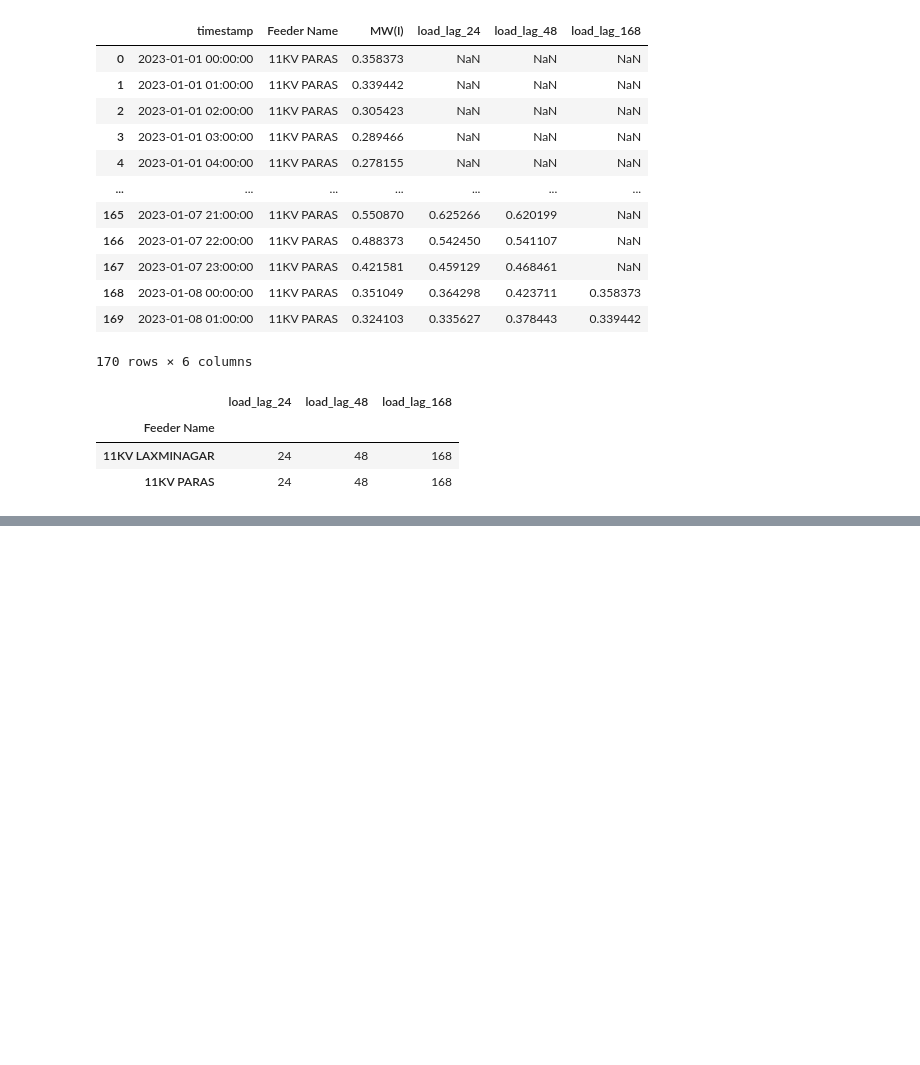
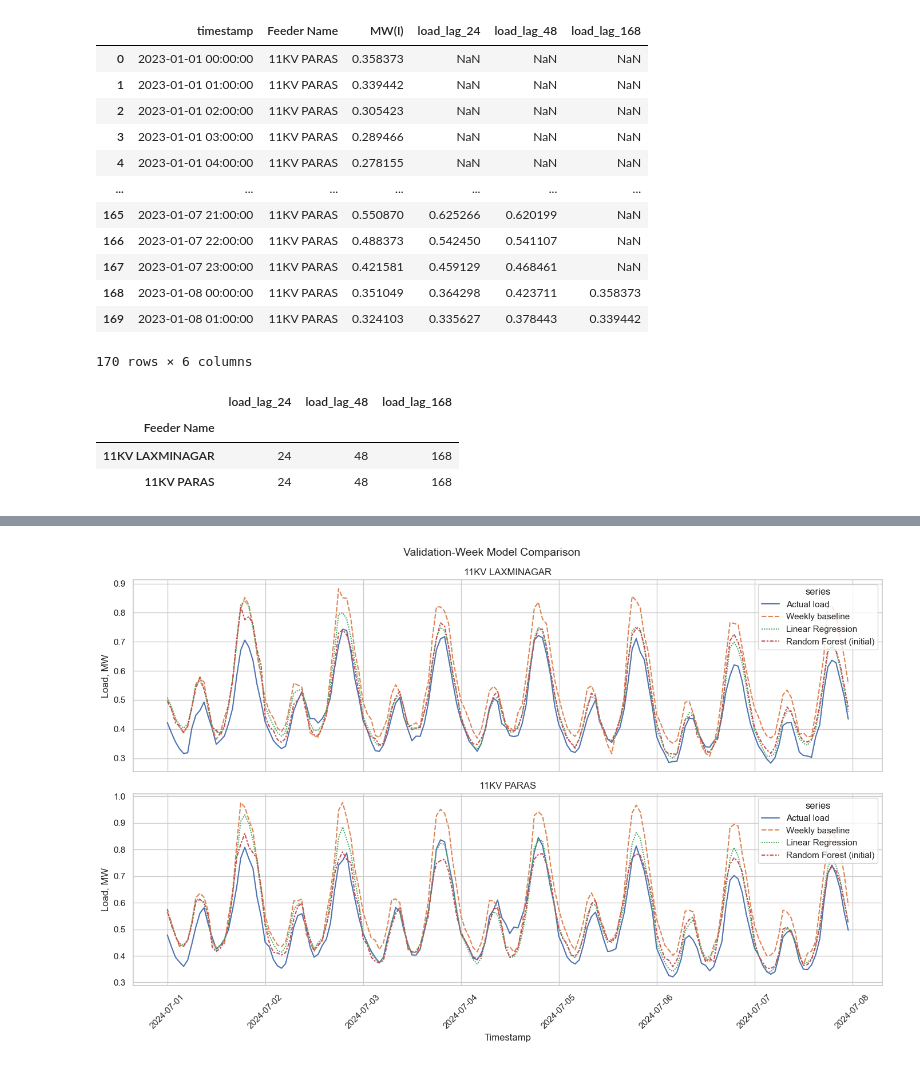
Before and after one commit to tejasstrivedi/MLDAProject, a Jupyter notebook: project.ipynb, the cells around one changed output, grey strips where cells are left out. Saved outputs shown, nothing was run; the diff lists cells and outputs as text; code cells hidden in the pictures; blank space fills up the shorter version.

```diff
--- a/project.ipynb
+++ b/project.ipynb
@@ -1118,0 +1838,17 @@ lag_missing_summary
+# %%
+from time import perf_counter
+from sklearn.ensemble import RandomForestRegressor
+
+random_forest_initial = RandomForestRegressor(
+    n_estimators=200,
+    random_state=42,
+    n_jobs=-1,
+)
+
+rf_start_time = perf_counter()
+random_forest_initial.fit(X_train, y_train)
+rf_training_seconds = perf_counter() - rf_start_time
+
+rf_validation_predictions = random_forest_initial.predict(X_validation)
+
+print(f"Random Forest training time: {rf_training_seconds:.2f} seconds")
@@ -1118,0 +1929,48 @@ lag_missing_summary
+# %%
+validation_prediction_data["Random Forest (initial)"] = (
+    rf_validation_predictions
+)
+
+rf_comparison_week = validation_prediction_data[
+    (validation_prediction_data["timestamp"] >= baseline_plot_start)
+    & (validation_prediction_data["timestamp"] < baseline_plot_end)
+]
+
+rf_comparison_week_long = rf_comparison_week.melt(
+    id_vars=["timestamp", "Feeder Name"],
+    value_vars=[
+        "Actual load",
+        "Weekly baseline",
+        "Linear Regression",
+        "Random Forest (initial)",
+    ],
+    var_name="series",
+    value_name="load_mw",
+)
+
+fig, axes = plt.subplots(2, 1, figsize=(14, 9), sharex=True)
+
+for axis, feeder_name in zip(
+    axes, sorted(rf_comparison_week_long["Feeder Name"].unique())
+):
+    feeder_plot = rf_comparison_week_long[
+        rf_comparison_week_long["Feeder Name"] == feeder_name
+    ]
+    sns.lineplot(
+        data=feeder_plot,
+        x="timestamp",
+        y="load_mw",
+        hue="series",
+        style="series",
+        ax=axis,
+    )
+    axis.set_title(feeder_name)
+    axis.set_xlabel("Timestamp")
+    axis.set_ylabel("Load, MW")
+
+fig.suptitle("Validation-Week Model Comparison", fontsize=14)
+plt.xticks(rotation=45)
+plt.tight_layout()
+plt.show()
+# %% [output]
+[figure, added]
```
Also changed, not shown: parts of 130 cells of this notebook, 4 other files.
